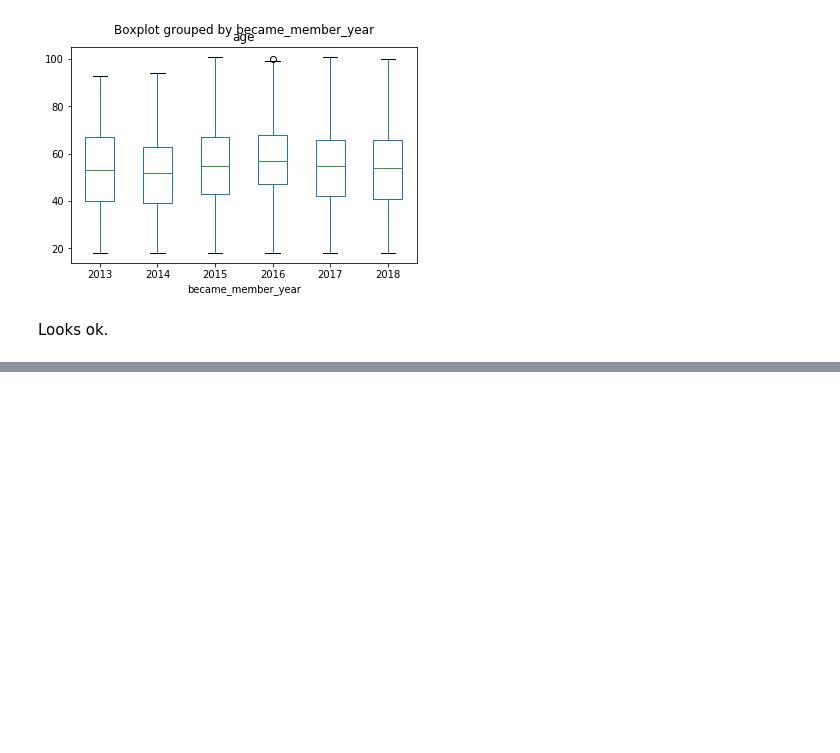
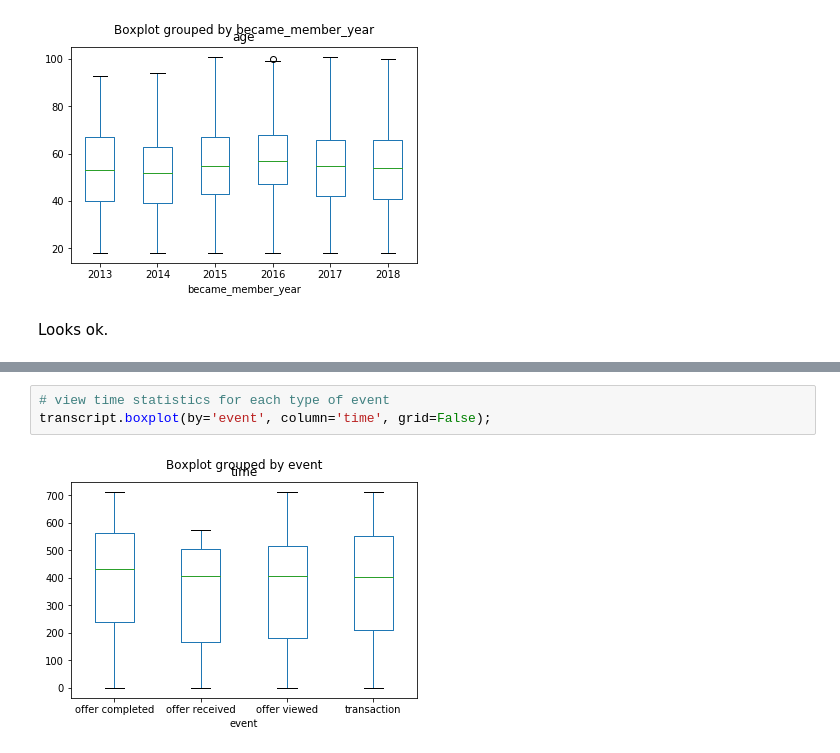
Before and after one commit to a1pat/Starbucks-Capstone, a Jupyter notebook: Starbucks_Capstone_notebook.ipynb, the cells around one changed output, grey strips where cells are left out. Drawn from its saved outputs; the diff is of its cells as text; blank space fills up the shorter version.

```diff
--- a/Starbucks_Capstone_notebook.ipynb
+++ b/Starbucks_Capstone_notebook.ipynb
@@ -362,0 +397,5 @@ Looks ok.
+# %%
+# view time statistics for each type of event
+transcript.boxplot(by='event', column='time', grid=False);
+# %% [output]
+[figure, added]
```
Also changed, not shown: parts of 49 cells of this notebook.
